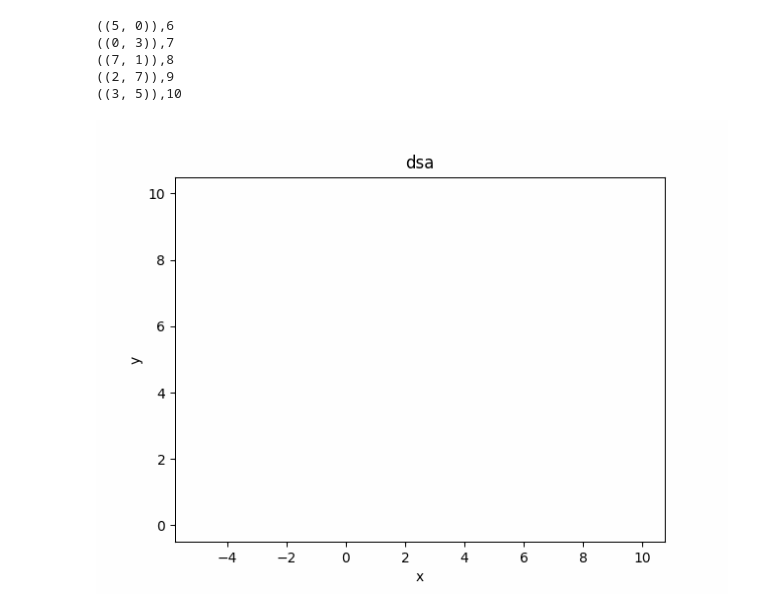
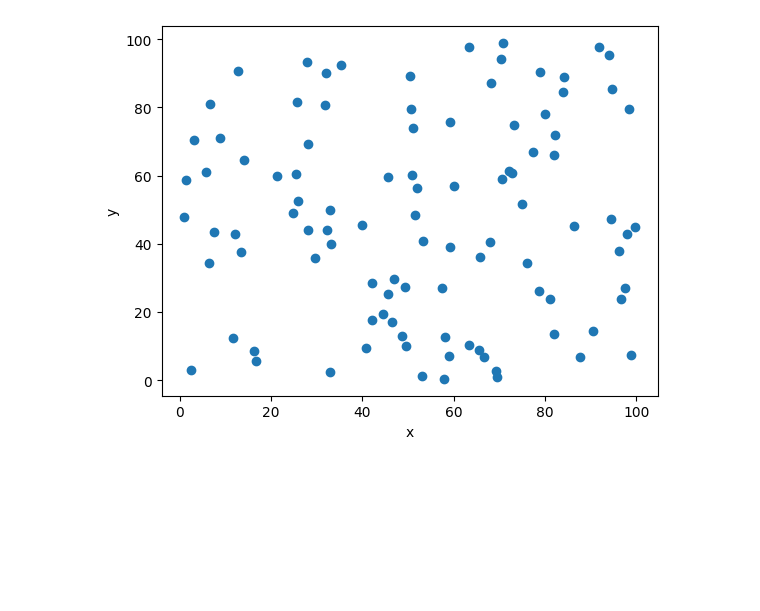
Before and after one commit to FloudMe77/QuadTree_and_KdTree, a Jupyter notebook: code/kd_tree_vis.ipynb, the cells around one changed output. Saved outputs shown, nothing was run; the diff lists cells and outputs as text; code cells hidden in the pictures; blank space fills up the shorter version.

```diff
--- a/code/kd_tree_vis.ipynb
+++ b/code/kd_tree_vis.ipynb
@@ -130,14 +140,17 @@ vis.show_gif(interval=400)
 []
 [figure]
-# %%
-import kd_tree_vis
-visual = kd_tree_vis.give_visualization([(-5,1.5),(-3,4),(-2.5,1),(-5,7),(-2,6),(5,0),(0,3),(7,1),(2,7),(3,5)],(0,0),(10,10))
-visual.add_title("dsa")
-visual.show_gif()
-# %% [output]
-((5, 0)),6
-((0, 3)),7
-((7, 1)),8
-((2, 7)),9
-((3, 5)),10
-[figure, removed]
+# %%
+import numpy as np
+def random_points(n,x,y):
+    res=[]
+    for _ in range(n):
+        res.append((np.random.uniform(0,x),np.random.uniform(0,y)))
+    return res
+# %%
+vis.clear()
+cos = random_points(100,100,100)
+vis.add_point(cos)
+
+vis.show()
+# %% [output]
+[figure, added]
```
Also changed, not shown: parts of 3 cells of this notebook, 6 other files.
